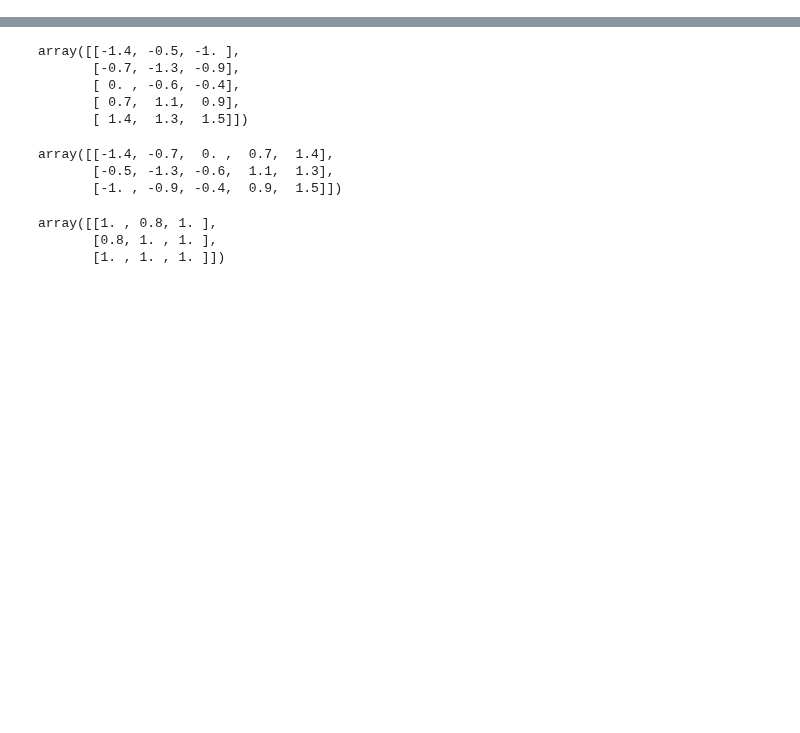
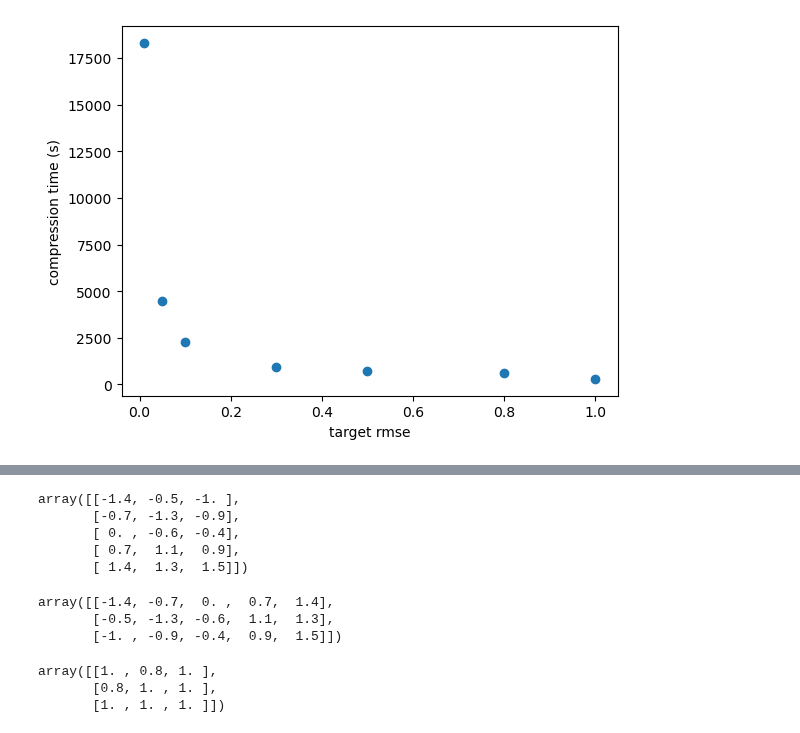
Before and after one commit to BuryatyaTut/STIL_internship, a Jupyter notebook: notebooks/platform_playground.ipynb, the cells around one changed output, grey strips where cells are left out. Cells and saved outputs as stored; diff of their text form; code cells hidden in the pictures; blank space fills up the shorter version.

```diff
--- a/notebooks/platform_playground.ipynb
+++ b/notebooks/platform_playground.ipynb
@@ -55,0 +126,2 @@ plot_benchmarks(benchmarks, "compression_rate")
+# %%
+list_rmses = [1, 0.5, 0.1, 0.05, 0.01, 0.01]
@@ -55,0 +168,8 @@ plot_benchmarks(benchmarks, "compression_rate")
+# %%
+ys = [result['preprocess_and_compress_time'] for result in results]
+plt.scatter(list_rmses, ys)
+plt.xlabel('target rmse')
+plt.ylabel('compression time (s)')
+plt.show()
+# %% [output]
+[figure, added]
```
Also changed, not shown: parts of 18 cells of this notebook, 2 other files.
